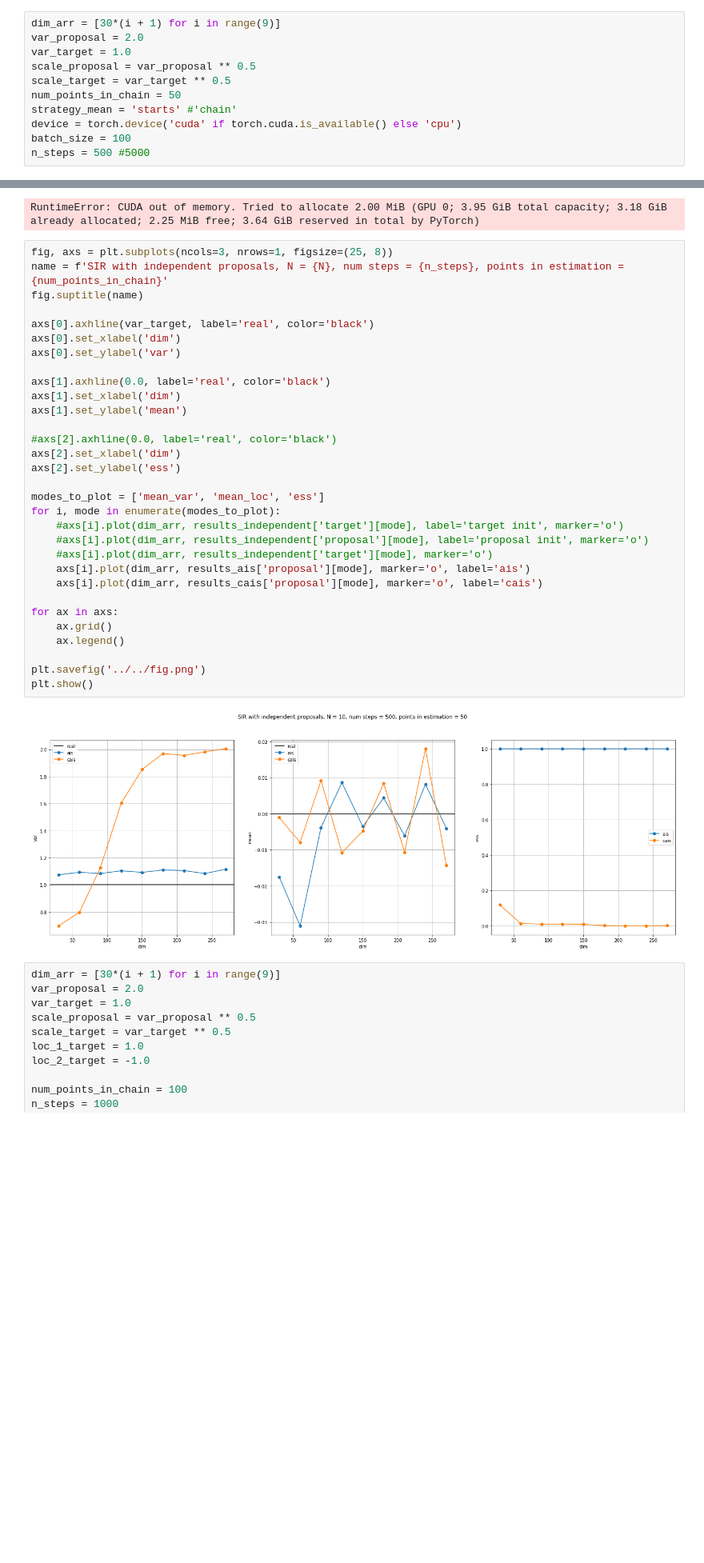
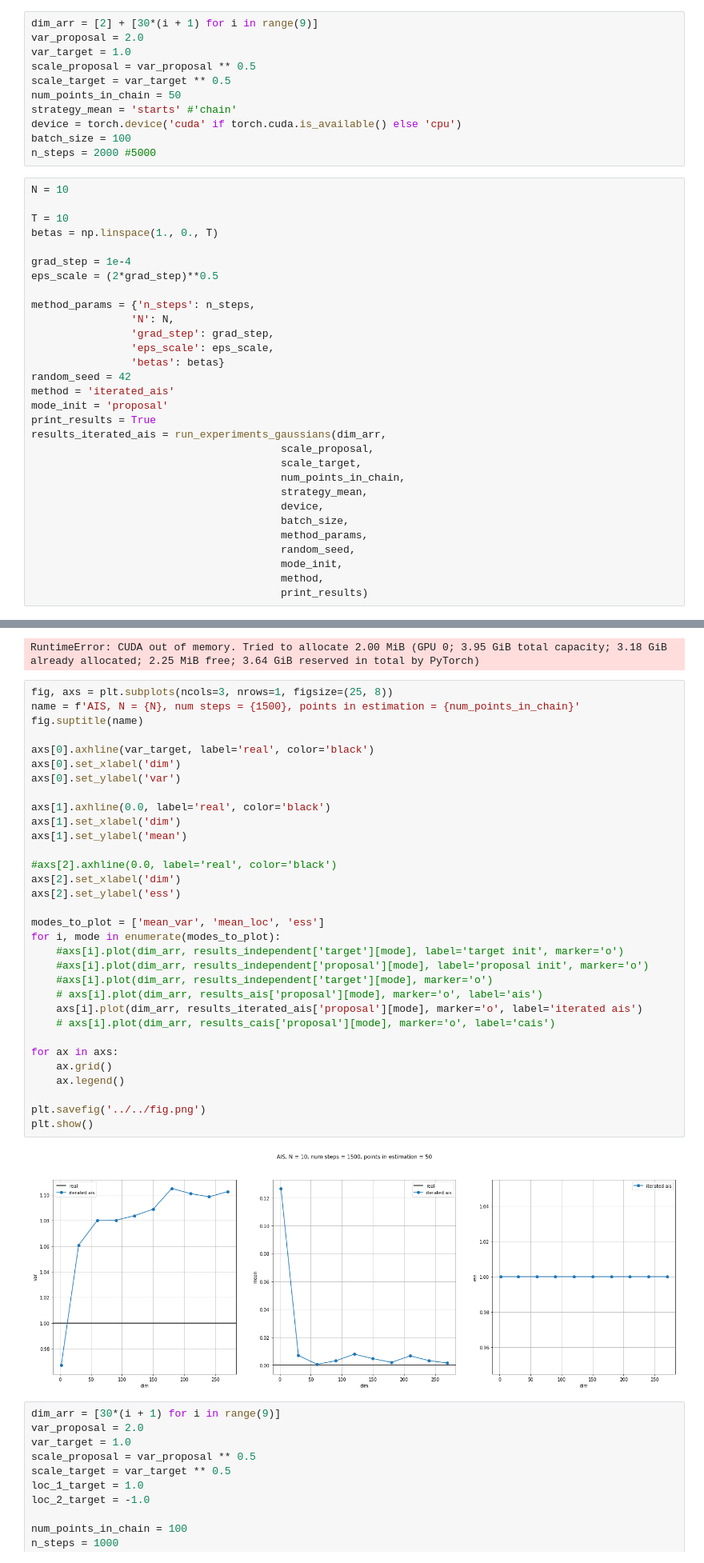
Before and after one commit to premolab/gans_sampling, a Jupyter notebook: notebooks/known_target.ipynb, the cells around one changed output, grey strips where cells are left out. Shown at 80% size. Cells and saved outputs as stored; diff of their text form; blank space fills up the shorter version.

Commit message:
add iterated ais

```diff
--- a/notebooks/known_target.ipynb
+++ b/notebooks/known_target.ipynb
@@ -612,5 +611,5 @@ from ebm_sampling import ais_vanilla_sampling, ais_sampling
 # %%
-dim_arr = [30*(i + 1) for i in range(9)]
+dim_arr = [2] + [30*(i + 1) for i in range(9)]
 var_proposal = 2.0
 var_target = 1.0
 scale_proposal = var_proposal ** 0.5
@@ -619,4 +618,34 @@ num_points_in_chain = 50
 strategy_mean = 'starts' #'chain'
 device = torch.device('cuda' if torch.cuda.is_available() else 'cpu')
 batch_size = 100
-n_steps = 500 #5000
+n_steps = 2000 #5000
+# %%
+N = 10
+
+T = 10
+betas = np.linspace(1., 0., T)
+
+grad_step = 1e-4
+eps_scale = (2*grad_step)**0.5
+
+method_params = {'n_steps': n_steps,
+                'N': N,
+                'grad_step': grad_step,
+                'eps_scale': eps_scale,
+                'betas': betas}
+random_seed = 42
+method = 'iterated_ais'
+mode_init = 'proposal'
+print_results = True
+results_iterated_ais = run_experiments_gaussians(dim_arr,
+                                        scale_proposal,
+                                        scale_target,
+                                        num_points_in_chain,
+                                        strategy_mean,
+                                        device,
+                                        batch_size,
+                                        method_params,
+                                        random_seed,
+                                        mode_init,
+                                        method,
+                                        print_results)
@@ -744,37 +843,38 @@ dim = 210
 RuntimeError: CUDA out of memory. Tried to allocate 2.00 MiB (GPU 0; 3.95 GiB total capacity; 3.18 GiB already allocated; 2.25 MiB free; 3.64 GiB reserved in total by PyTorch)
 # %%
 fig, axs = plt.subplots(ncols=3, nrows=1, figsize=(25, 8))
-name = f'SIR with independent proposals, N = {N}, num steps = {n_steps}, points in estimation = {num_points_in_chain}'
+name = f'AIS, N = {N}, num steps = {1500}, points in estimation = {num_points_in_chain}'
 fig.suptitle(name)
 
 axs[0].axhline(var_target, label='real', color='black')
 axs[0].set_xlabel('dim')
 axs[0].set_ylabel('var')
 
 axs[1].axhline(0.0, label='real', color='black')
 axs[1].set_xlabel('dim')
 axs[1].set_ylabel('mean')
 
 #axs[2].axhline(0.0, label='real', color='black')
 axs[2].set_xlabel('dim')
 axs[2].set_ylabel('ess')
 
 modes_to_plot = ['mean_var', 'mean_loc', 'ess']
 for i, mode in enumerate(modes_to_plot):
     #axs[i].plot(dim_arr, results_independent['target'][mode], label='target init', marker='o')
     #axs[i].plot(dim_arr, results_independent['proposal'][mode], label='proposal init', marker='o')
     #axs[i].plot(dim_arr, results_independent['target'][mode], marker='o')
-    axs[i].plot(dim_arr, results_ais['proposal'][mode], marker='o', label='ais')
-    axs[i].plot(dim_arr, results_cais['proposal'][mode], marker='o', label='cais')
+    # axs[i].plot(dim_arr, results_ais['proposal'][mode], marker='o', label='ais')
+    axs[i].plot(dim_arr, results_iterated_ais['proposal'][mode], marker='o', label='iterated ais')
+    # axs[i].plot(dim_arr, results_cais['proposal'][mode], marker='o', label='cais')
 
 for ax in axs:
     ax.grid()
     ax.legend()
 
 plt.savefig('../../fig.png')
 plt.show()
 # %% [output]
-[figure, old version]
+[figure, new version]
 # %%
 dim_arr = [30*(i + 1) for i in range(9)]
 var_proposal = 2.0
```
Also changed, not shown: parts of 9 cells of this notebook, 4 other files.
